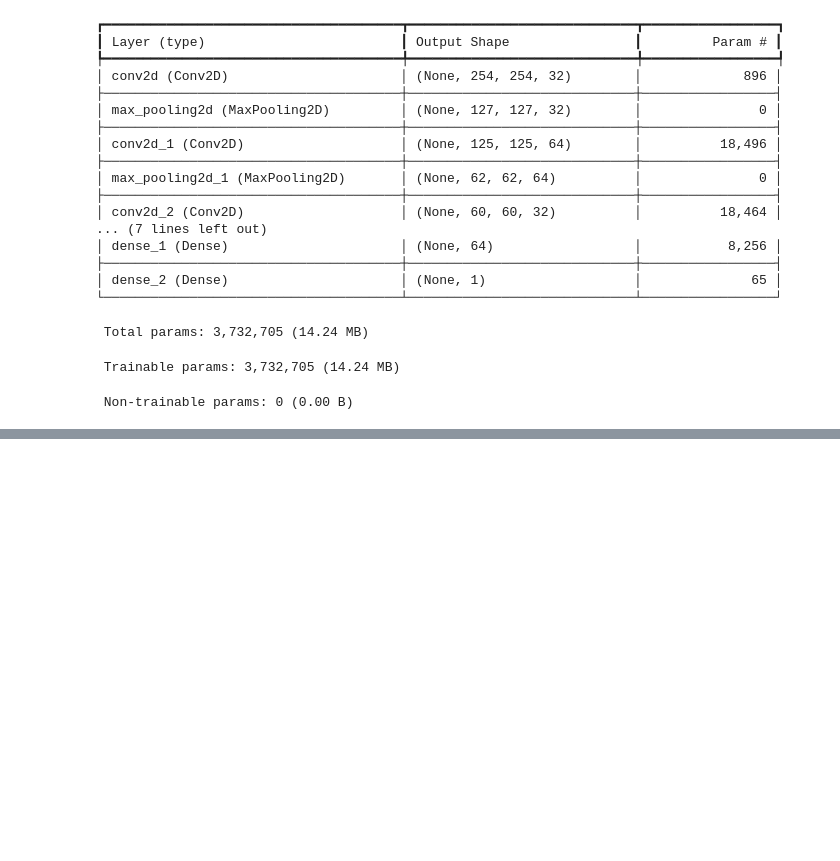
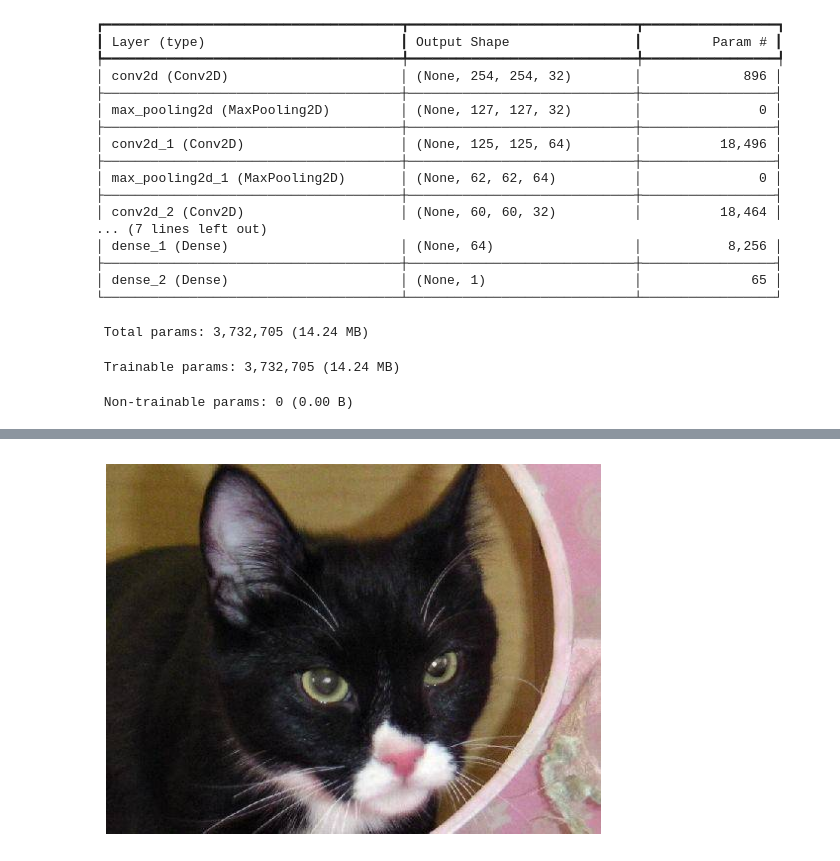
Before and after one commit to deepraj16/100-days-of-deep-learning, a Jupyter notebook: day22(Dog vs cat).ipynb, the cells around one changed output, grey strips where cells are left out. Drawn from its saved outputs; the diff is of its cells as text; code cells hidden in the pictures; blank space fills up the shorter version.

```diff
--- a/day22(Dog vs cat).ipynb
+++ b/day22(Dog vs cat).ipynb
@@ -126,0 +215,9 @@ Model: "sequential"
+# %%
+img34 = cv2.imread("/content/test/cats/cat.10001.jpg")  # Load an image
+img_rgb34 = cv2.cvtColor(img34, cv2.COLOR_BGR2RGB)
+
+plt.imshow(img_rgb34)
+plt.axis('off')
+plt.show()
+# %% [output]
+[figure, added]
```
Also changed, not shown: parts of 11 cells of this notebook.
